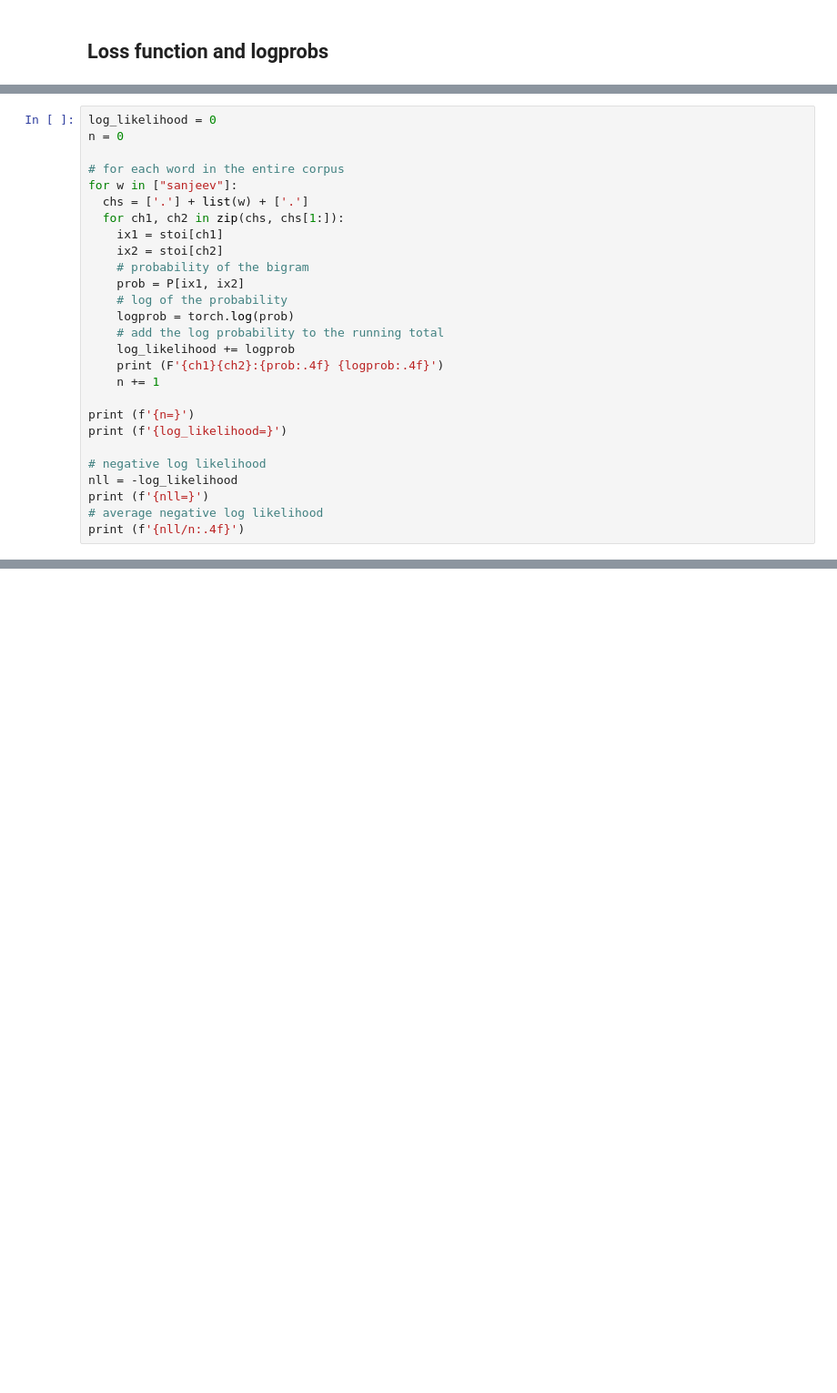
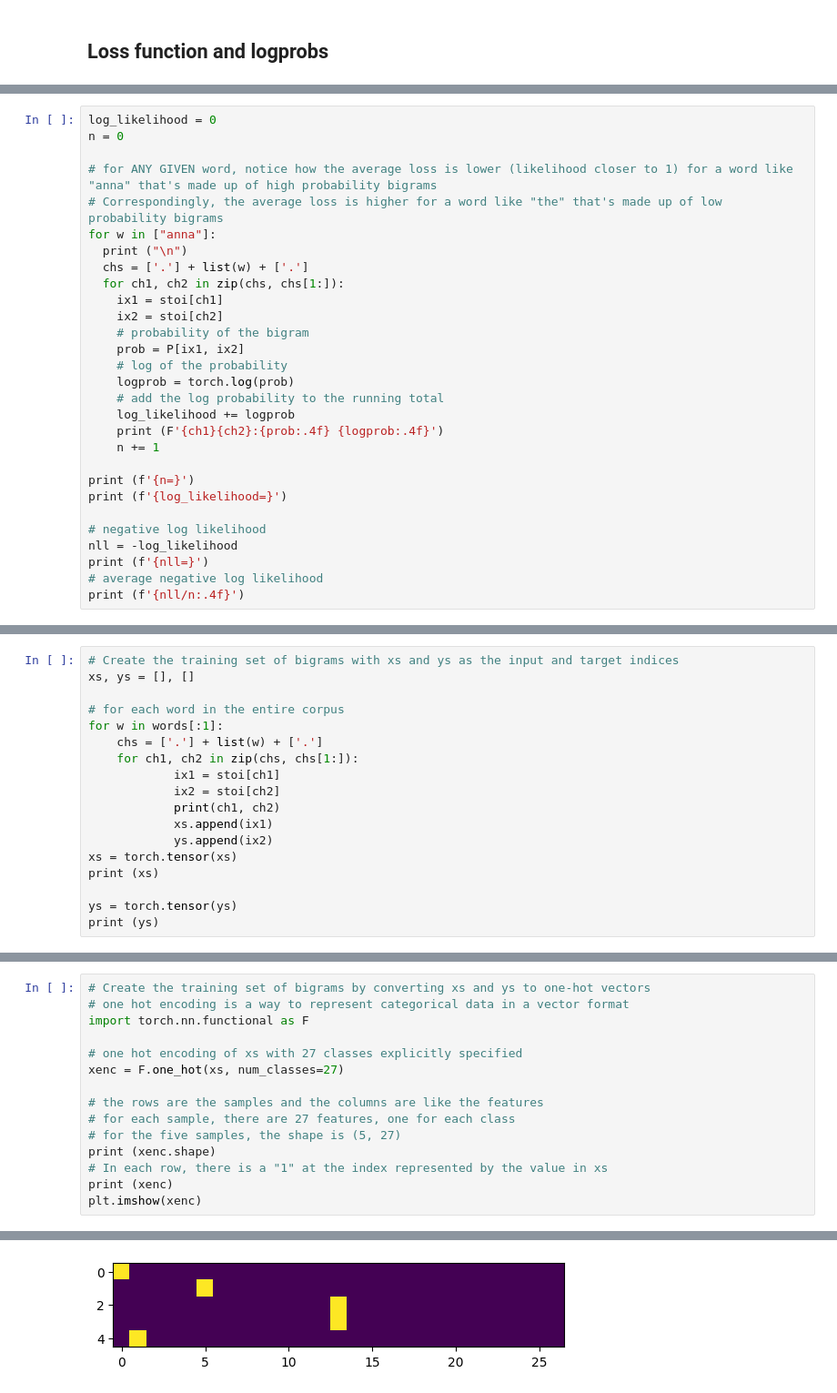
Before and after one commit to sanjeev3/makemore, a Jupyter notebook: build_makemore.ipynb, the cells around one changed output, grey strips where cells are left out. Shown at 91% size. Cells and saved outputs as stored; diff of their text form; blank space fills up the shorter version.

```diff
--- a/build_makemore.ipynb
+++ b/build_makemore.ipynb
@@ -657,8 +734,10 @@ nll=tensor(559951.5625)
 log_likelihood = 0
 n = 0
 
-# for each word in the entire corpus
-for w in ["sanjeev"]:
+# for ANY GIVEN word, notice how the average loss is lower (likelihood closer to 1) for a word like "anna" that's made up of high probability bigrams
+# Correspondingly, the average loss is higher for a word like "the" that's made up of low probability bigrams
+for w in ["anna"]:
+  print ("\n")
   chs = ['.'] + list(w) + ['.']
   for ch1, ch2 in zip(chs, chs[1:]):
     ix1 = stoi[ch1]
@@ -695,0 +774,18 @@ nll=tensor(24.3305)
+# %%
+# Create the training set of bigrams with xs and ys as the input and target indices
+xs, ys = [], []
+
+# for each word in the entire corpus
+for w in words[:1]:
+    chs = ['.'] + list(w) + ['.']
+    for ch1, ch2 in zip(chs, chs[1:]):
+            ix1 = stoi[ch1]
+            ix2 = stoi[ch2]
+            print(ch1, ch2)
+            xs.append(ix1)
+            ys.append(ix2)
+xs = torch.tensor(xs)
+print (xs)
+
+ys = torch.tensor(ys)
+print (ys)
@@ -695,0 +800,16 @@ nll=tensor(24.3305)
+# %%
+# Create the training set of bigrams by converting xs and ys to one-hot vectors
+# one hot encoding is a way to represent categorical data in a vector format
+import torch.nn.functional as F
+
+# one hot encoding of xs with 27 classes explicitly specified
+xenc = F.one_hot(xs, num_classes=27)
+
+# the rows are the samples and the columns are like the features
+# for each sample, there are 27 features, one for each class
+# for the five samples, the shape is (5, 27)
+print (xenc.shape)
+# In each row, there is a "1" at the index represented by the value in xs
+print (xenc)
+plt.imshow(xenc)
+# %% [output]
@@ -695,0 +828 @@ nll=tensor(24.3305)
+[figure, added]
```
Also changed, not shown: parts of 57 cells of this notebook, 1 other file.
